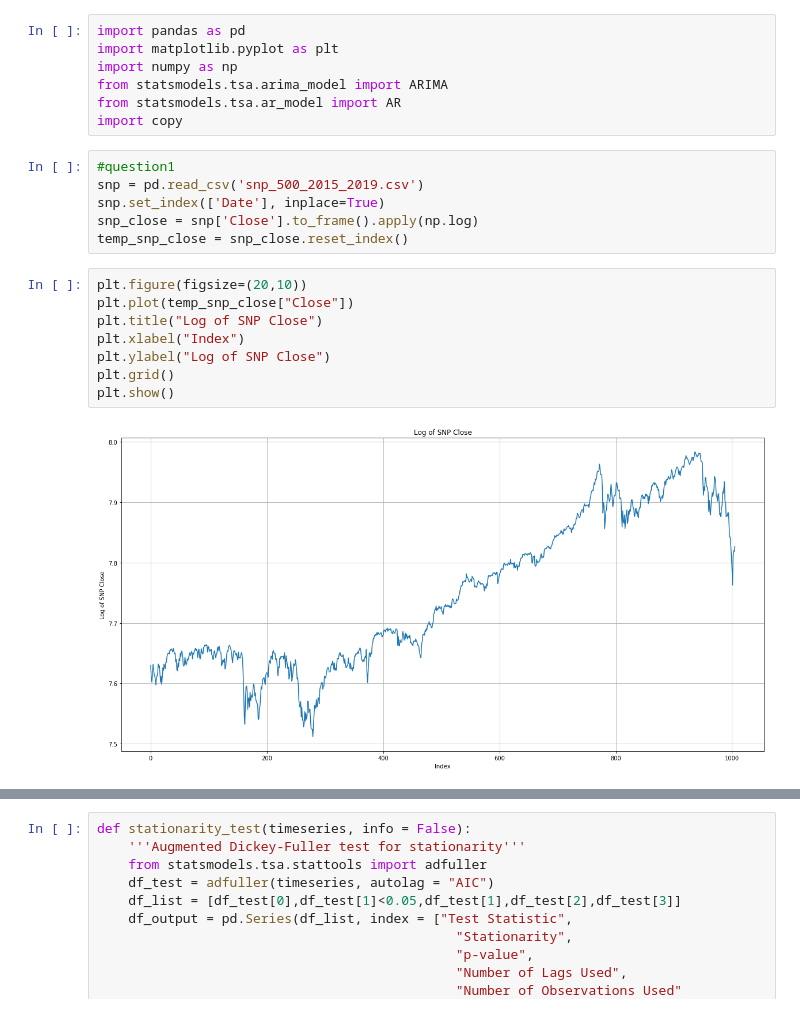
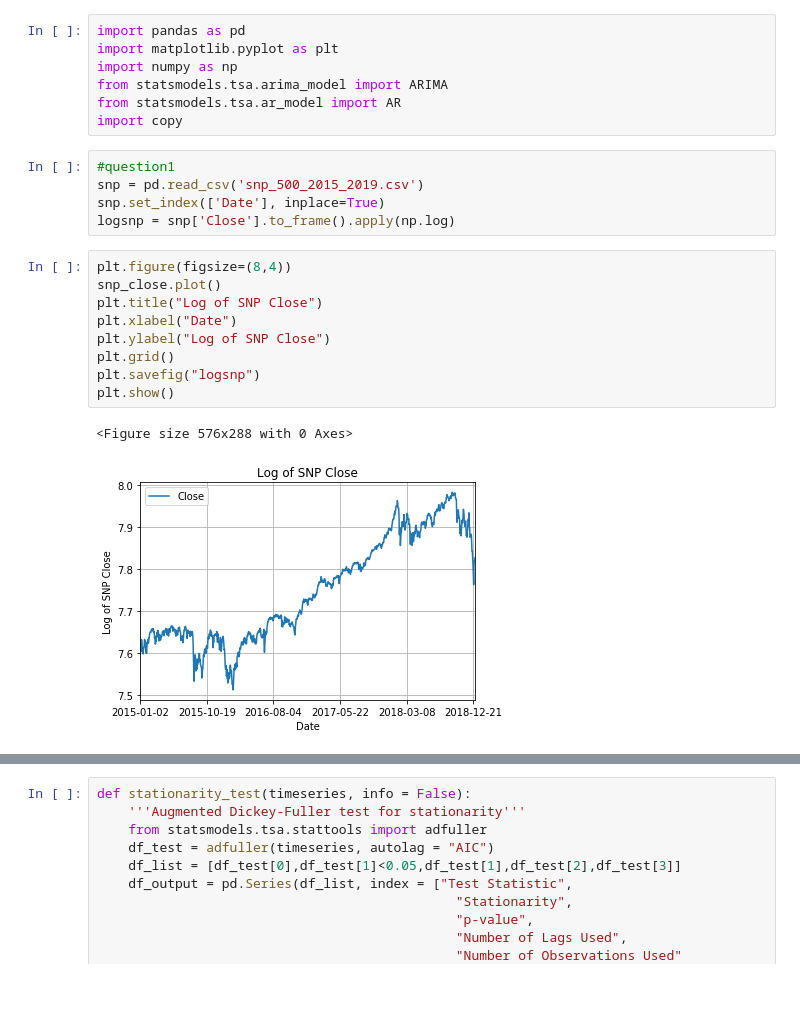
Before and after one commit to yhl116/FSPCW, a Jupyter notebook: 1.2 ARMA vs. ARIMA Models for Financial Applications.ipynb, the cells around one changed output, grey strips where cells are left out. Cells and saved outputs as stored; diff of their text form.

```diff
--- a/1.2 ARMA vs. ARIMA Models for Financial Applications.ipynb
+++ b/1.2 ARMA vs. ARIMA Models for Financial Applications.ipynb
@@ -9,15 +9,16 @@ import copy
 #question1
 snp = pd.read_csv('snp_500_2015_2019.csv')
 snp.set_index(['Date'], inplace=True)
-snp_close = snp['Close'].to_frame().apply(np.log)
-temp_snp_close = snp_close.reset_index()
+logsnp = snp['Close'].to_frame().apply(np.log)
 # %%
-plt.figure(figsize=(20,10))
-plt.plot(temp_snp_close["Close"])
+plt.figure(figsize=(8,4))
+snp_close.plot()
 plt.title("Log of SNP Close")
-plt.xlabel("Index")
+plt.xlabel("Date")
 plt.ylabel("Log of SNP Close")
 plt.grid()
+plt.savefig("logsnp")
 plt.show()
 # %% [output]
+<Figure size 576x288 with 0 Axes>
-[figure, old version]
+[figure, new version]
```
Also changed, not shown: parts of 15 cells of this notebook, 13 other files.
